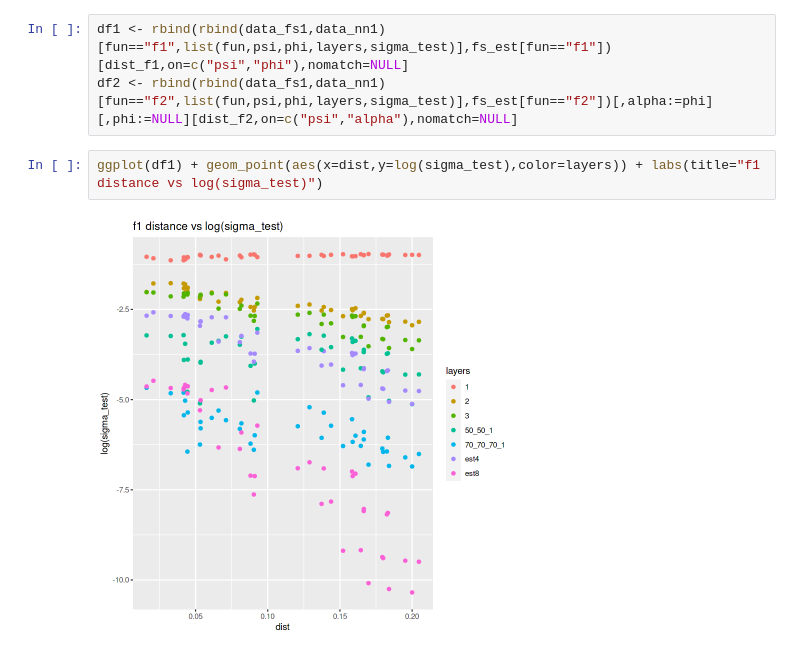
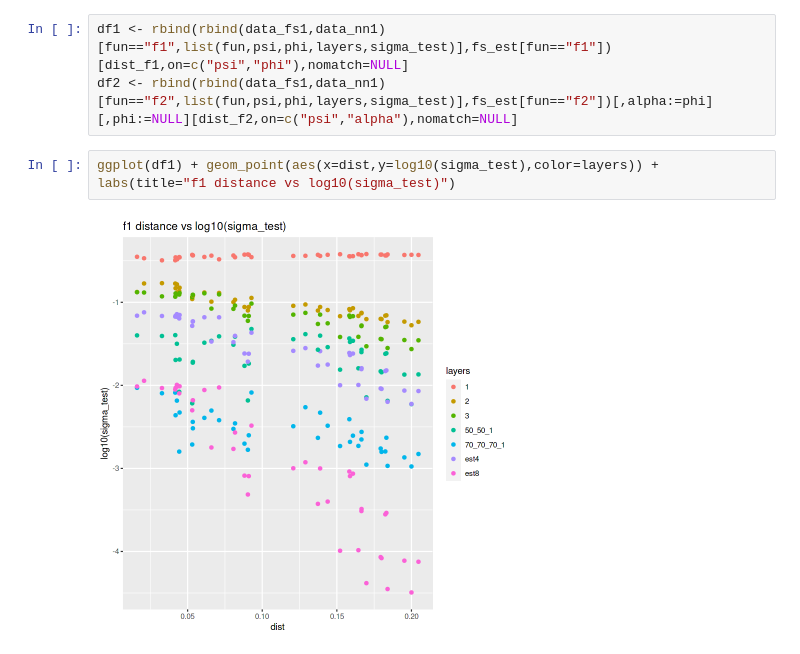
Before and after one commit to yidiq7/Manifold, a Jupyter notebook: analyze.ipynb, the cells around one changed output. Cells and saved outputs as stored; diff of their text form.

Commit message:
plots

```diff
--- a/analyze.ipynb
+++ b/analyze.ipynb
@@ -100,8 +100,8 @@ A data.table: 2 × 5
 df1 <- rbind(rbind(data_fs1,data_nn1)[fun=="f1",list(fun,psi,phi,layers,sigma_test)],fs_est[fun=="f1"])[dist_f1,on=c("psi","phi"),nomatch=NULL]
 df2 <- rbind(rbind(data_fs1,data_nn1)[fun=="f2",list(fun,psi,phi,layers,sigma_test)],fs_est[fun=="f2"])[,alpha:=phi][,phi:=NULL][dist_f2,on=c("psi","alpha"),nomatch=NULL]
 # %%
-ggplot(df1) + geom_point(aes(x=dist,y=log(sigma_test),color=layers)) + labs(title="f1 distance vs log(sigma_test)")
+ggplot(df1) + geom_point(aes(x=dist,y=log10(sigma_test),color=layers)) + labs(title="f1 distance vs log10(sigma_test)")
 # %% [output]
-[figure, old version]
+[figure, new version]
 # %%
 postscript("df1_plot.ps")
```
Also changed, not shown: parts of 3 cells of this notebook, 4 other files.
